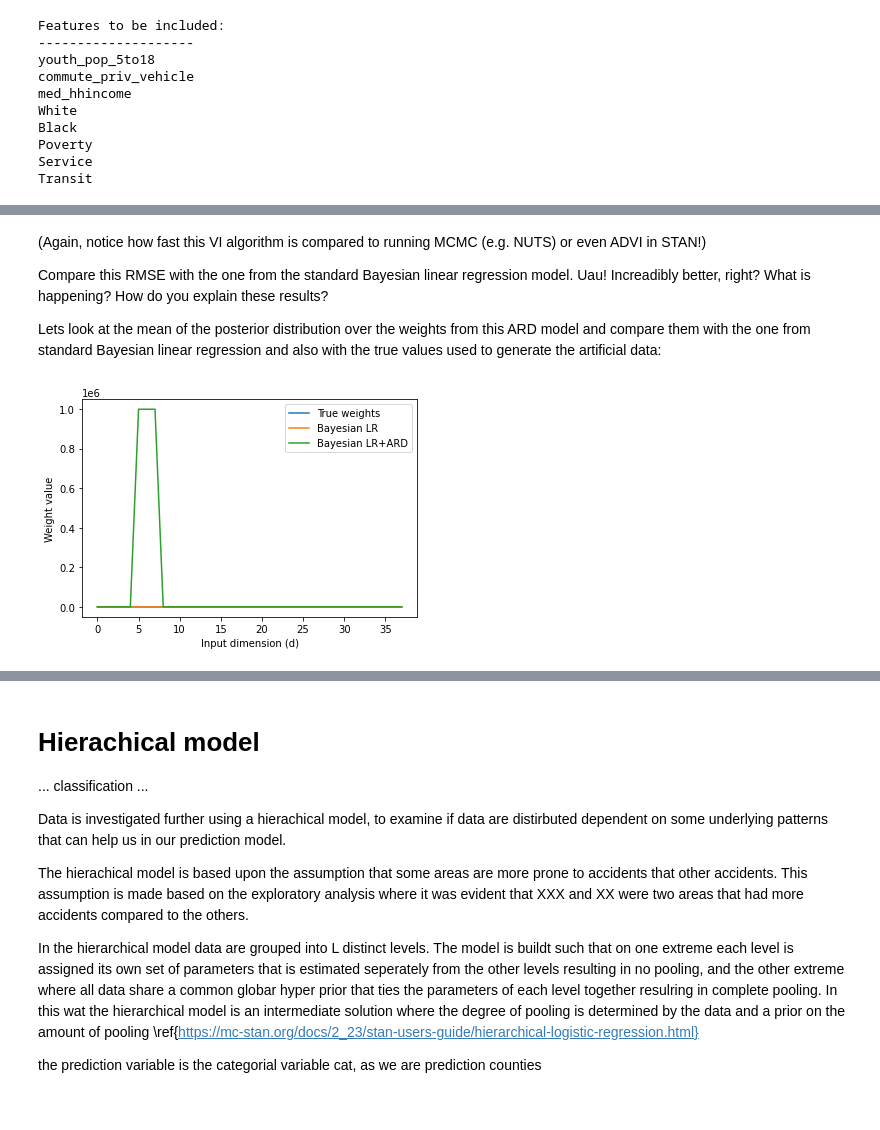
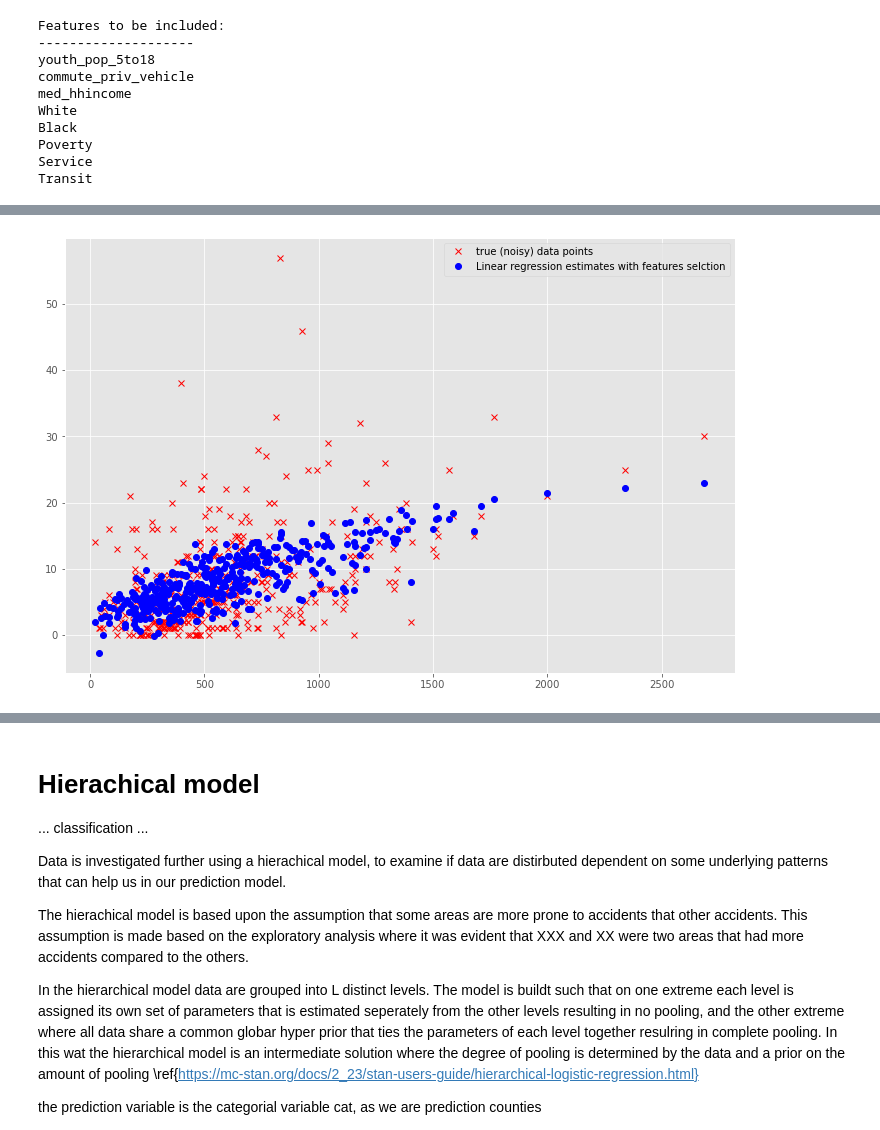
Before and after one commit to KatinkaKlepsch/model_based_ML, a Jupyter notebook: Modelling_notebook.ipynb, the cells around one changed output, grey strips where cells are left out. Saved outputs shown, nothing was run; the diff lists cells and outputs as text; code cells hidden in the pictures; blank space fills up the shorter version.

```diff
--- a/Modelling_notebook.ipynb
+++ b/Modelling_notebook.ipynb
@@ -251,11 +283,11 @@ From the OLS Regression Results we can see that many of the variables are statis
 # %%
 lars = linear_model.Lars(n_nonzero_coefs=8)
 lars.fit(X_train, y_train)
-linear_ids = lars.coef_ != 0
-linear_ids = np.array([i for i, incl in enumerate(linear_ids) if incl])
+feature_ids = lars.coef_ != 0
+feature_ids = np.array([i for i, incl in enumerate(feature_ids) if incl])
 print("Features to be included:")
 print("-"*20)
-for idx in linear_ids:
+for idx in feature_ids:
     print(feat_names[idx])
 # %% [output]
 Features to be included:
@@ -491,16 +352,4 @@ RMSE: 28.986228612754346
-# %% [markdown]
-(Again, notice how fast this VI algorithm is compared to running MCMC (e.g. NUTS) or even ADVI in STAN!)
-
-Compare this RMSE with the one from the standard Bayesian linear regression model. Uau! Increadibly better, right? What is happening? How do you explain these results?
-
-Lets look at the mean of the posterior distribution over the weights from this ARD model and compare them with the one from standard Bayesian linear regression and also with the true values used to generate the artificial data:
-# %%
-plt.plot(np.abs(l_reg.coef_))
-plt.plot(np.abs(m_N_exact))
-plt.plot(np.abs(m_N))
-plt.xlabel("Input dimension (d)")
-plt.ylabel("Weight value")
-plt.legend(["True weights", "Bayesian LR", "Bayesian LR+ARD"])
-plt.show()
-# %% [output]
-[figure, removed]
+# %%
+plot_scatter(X_test, y_test,y_pred_lreg_fs, "Linear regression estimates with features selction")
+# %% [output]
+[figure, added]
```
Also changed, not shown: parts of 82 cells of this notebook.
